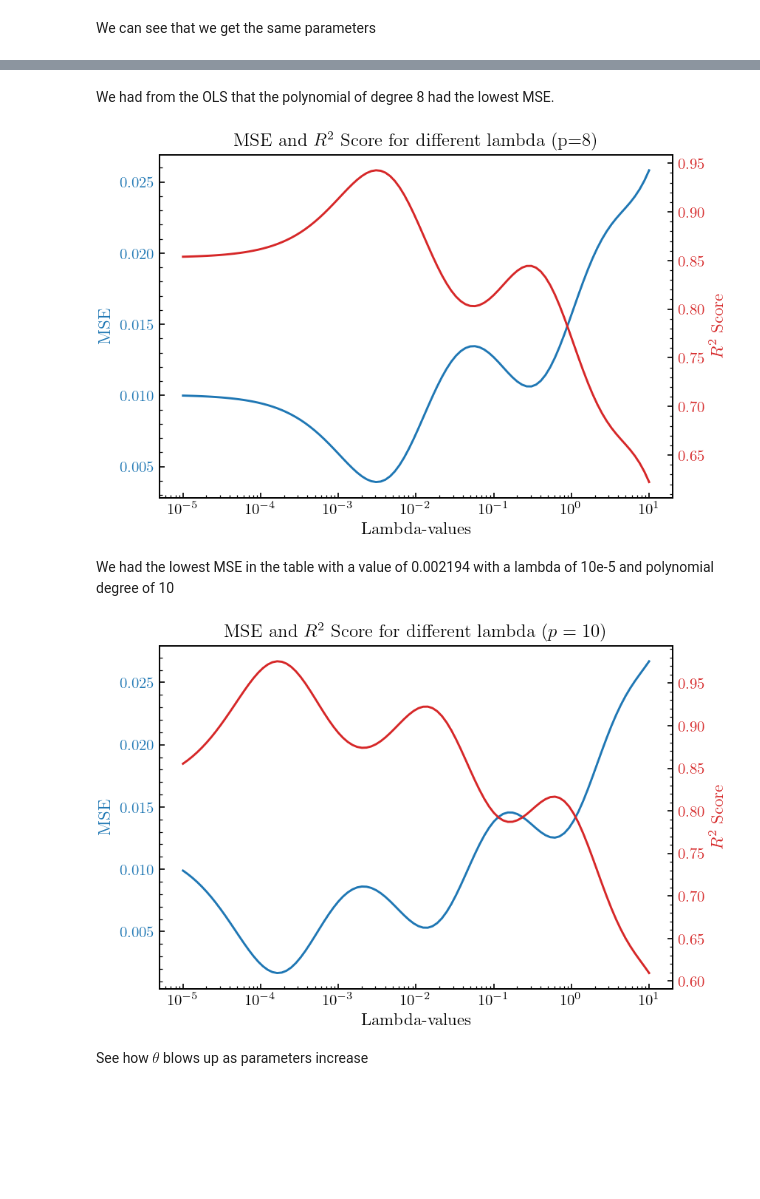
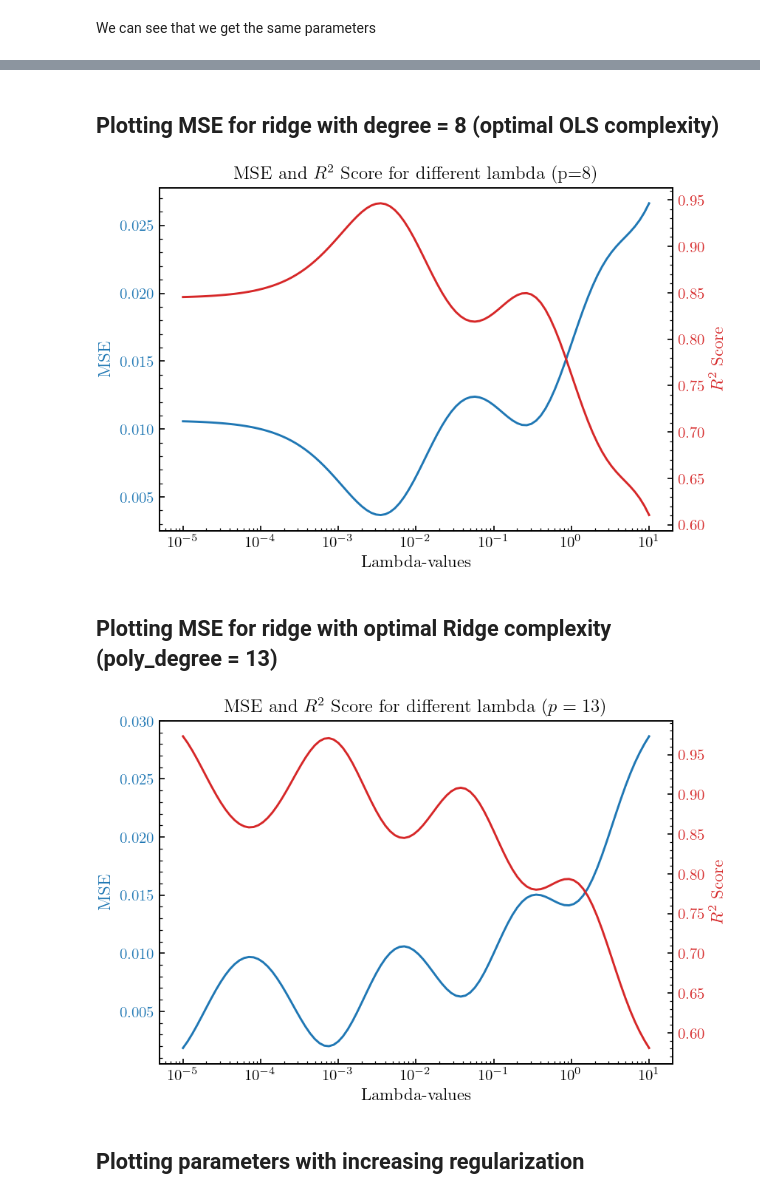
Before and after one commit to egil10/FYSSTK3155, a Jupyter notebook: PROJECT 1/Code/Exb.ipynb, the cells around one changed output, grey strips where cells are left out. Drawn from its saved outputs; the diff is of its cells as text; code cells hidden in the pictures; blank space fills up the shorter version.

Commit message:
Update ex a and b, some new plots

```diff
--- a/PROJECT 1/Code/Exb.ipynb
+++ b/PROJECT 1/Code/Exb.ipynb
@@ -56,7 +58,7 @@ for pol in pol_degrees:
     scaler = StandardScaler()
     X_train_s = scaler.fit_transform(X_train)
     X_test_s = scaler.transform(X_test)
-    y_offset = np.mean(y)
+    y_offset = np.mean(y_train)
 
     for i,lam in enumerate(lambdas):
         beta_Ridge = Ridge_parameters(X_train_s,y_train,lambda_=lam)
@@ -68,6 +70,8 @@ df.index = pol_degrees
 df.columns = lambdas
 df = df.rename_axis("Pol deg", axis=0).rename_axis("Lambda", axis=1)
 df
+
+# print(np.argmin(df))
 # %% [output]
 | Lambda | 0.00000 | 0.00001 | 0.00010 | 0.00100 | 0.01000 | 0.10000 | 1.00000 | 10.00000 |
 | Pol deg |  |  |  |  |  |  |  |  |
@@ -92,22 +142,24 @@ latex_code = df.to_latex(index=False)
 with open("table.tex", "w") as f:
     f.write(latex_code)
 # %% [markdown]
-We had from the OLS that the polynomial of degree 8 had the lowest MSE.
+## Plotting MSE for ridge with degree = 8 (optimal OLS complexity)
 # %%
+x, y, x_train, x_test, y_train, y_test, y_noisy = prepare_data()
 lambdas = np.logspace(1,-5,100)
 n = len(lambdas)
+pol = 8
 
 mse_scores = np.zeros(n)
 r2_scores = np.zeros(n)
 
 for i,lam in enumerate(lambdas):
-    X_train = polynomial_features(x_train,8, False)
-    X_test = polynomial_features(x_test, 8, False)
+    X_train = polynomial_features(x_train,pol, False)
+    X_test = polynomial_features(x_test, pol, False)
 
     scaler = StandardScaler()
     X_train_s = scaler.fit_transform(X_train)
     X_test_s = scaler.transform(X_test)
-    y_offset = np.mean(y)
+    y_offset = np.mean(y_train)
 
     beta_Ridge = Ridge_parameters(X_train_s,y_train,lam)
     y_test_fit = X_test_s@beta_Ridge+y_offset
@@ -130,57 +182,58 @@ ax2.set_ylabel('$R^2$ Score', color='tab:red')
 ax2.tick_params(axis='y', labelcolor='tab:red')
 
 # Title and layout
-plt.title('MSE and $R^2$ Score for different lambda (p=8)')
+plt.title(f'MSE and $R^2$ Score for different lambda (p={pol})')
 fig.tight_layout()
 plt.savefig("Plots/Ridge_MSE_and_R2deg8.pdf", bbox_inches="tight")
 plt.show()
 # %% [output]
-[figure, old version]
+[figure, new version]
 # %% [markdown]
-We had the lowest MSE in the table with a value of 0.002194 with a lambda of 10e-5 and polynomial degree of 10
+## Plotting MSE for ridge with optimal Ridge complexity (poly_degree = 13)
 # %%
+x, y, x_train, x_test, y_train, y_test, y_noisy = prepare_data()
 lambdas = np.logspace(1,-5,100)
 n = len(lambdas)
-
+pol = 13
 mse_scores = np.zeros(n)
 r2_scores = np.zeros(n)
 
 for i,lam in enumerate(lambdas):
-    X_train = polynomial_features(x_train,10, False)
-    X_test = polynomial_features(x_test, 10, False)
+    X_train = polynomial_features(x_train,pol, False)
+    X_test = polynomial_features(x_test, pol, False)
 
     scaler = StandardScaler()
     X_train_s = scaler.fit_transform(X_train)
     X_test_s = scaler.transform(X_test)
-    y_offset = np.mean(y)
+    y_offset = np.mean(y_train)
 
     beta_Ridge = Ridge_parameters(X_train_s,y_train,lam)
     y_test_fit = X_test_s@beta_Ridge+y_offset
     mse_scores[i] = mse(y_test,y_test_fit)
     r2_scores[i] = r2_score(y_test,y_test_fit)
 
 fig, ax1 = plt.subplots()
 
 # Plot MSE on the first y-axis (left)
 ax1.plot(lambdas, mse_scores, color='tab:blue', label='MSE')
 ax1.set_xscale('log')
 ax1.set_xlabel('Lambda-values')
 ax1.set_ylabel('MSE', color='tab:blue')
 ax1.tick_params(axis='y', labelcolor='tab:blue')
 
 # Create a second y-axis that shares the same x-axis
 ax2 = ax1.twinx()
 ax2.plot(lambdas, r2_scores, color='tab:red', label='R2 Score')
 ax2.set_ylabel('$R^2$ Score', color='tab:red')
 ax2.tick_params(axis='y', labelcolor='tab:red')
 
 # Title and layout
-plt.title('MSE and $R^2$ Score for different lambda $(p=10)$')
+plt.title(f'MSE and $R^2$ Score for different lambda $(p={pol})$')
 fig.tight_layout()
-plt.savefig("Plots/Ridge_MSE_and_R2deg10.pdf", bbox_inches="tight")
+# plt.savefig("Plots/Ridge_MSE_and_R2deg10.pdf", bbox_inches="tight")
 plt.show()
 # %% [output]
-[figure, old version]
+[figure, new version]
 # %% [markdown]
-See how $\theta$ blows up as parameters increase
+## Plotting parameters with increasing regularization
 # %%
```
Also changed, not shown: parts of 8 cells of this notebook, 7 other files.
